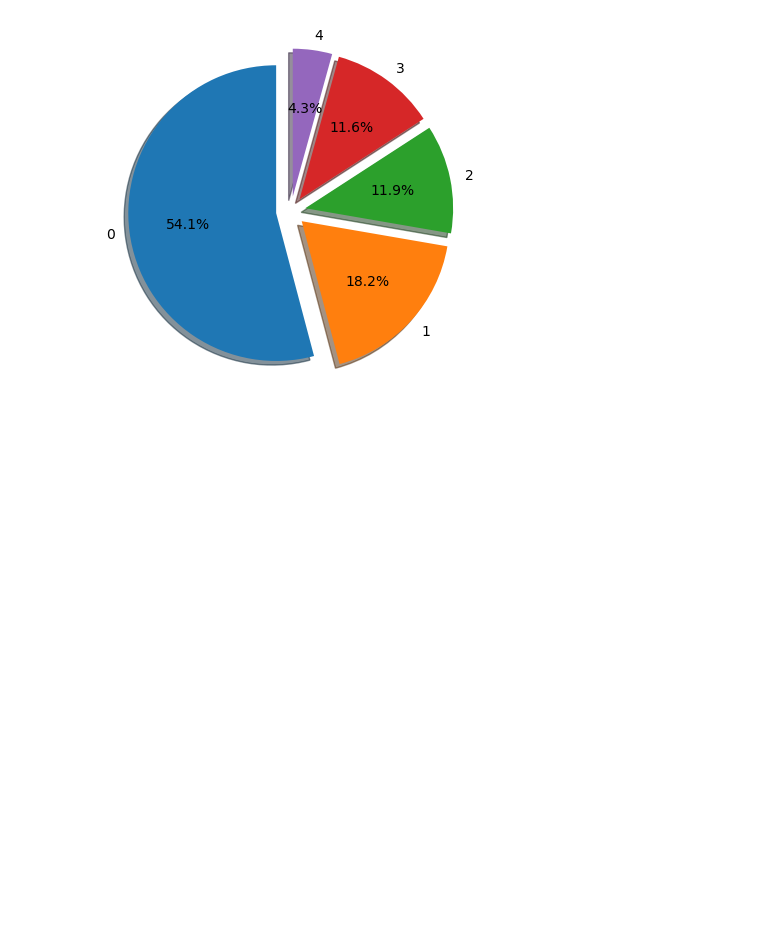
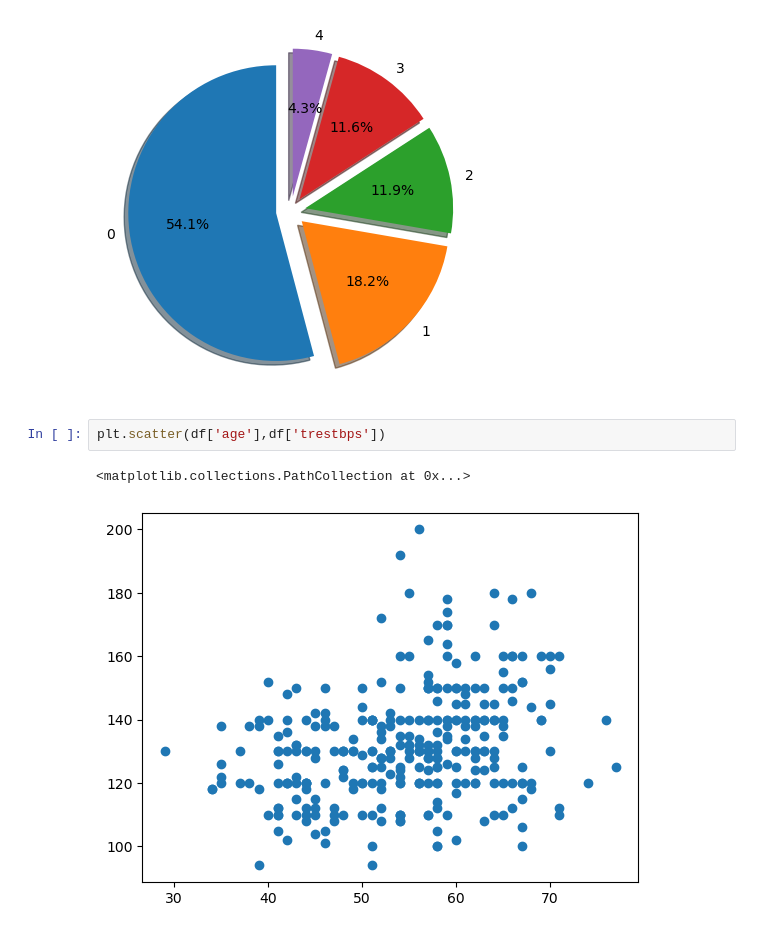
Before and after one commit to Narendra-bot07/COE, a Jupyter notebook: DA@.ipynb, the cells around one changed output. Cells and saved outputs as stored; diff of their text form; blank space fills up the shorter version.

```diff
--- a/DA@.ipynb
+++ b/DA@.ipynb
@@ -500,3 +500,8 @@ plt.pie(df['class'].value_counts(),labels=sorted(df['class'].unique()),autopct='
 plt.show()
 # %% [output]
 [figure]
+# %%
+plt.scatter(df['age'],df['trestbps'])
+# %% [output]
+<matplotlib.collections.PathCollection at 0x...>
+[figure, added]
```
Also changed, not shown: parts of 2 cells of this notebook.
